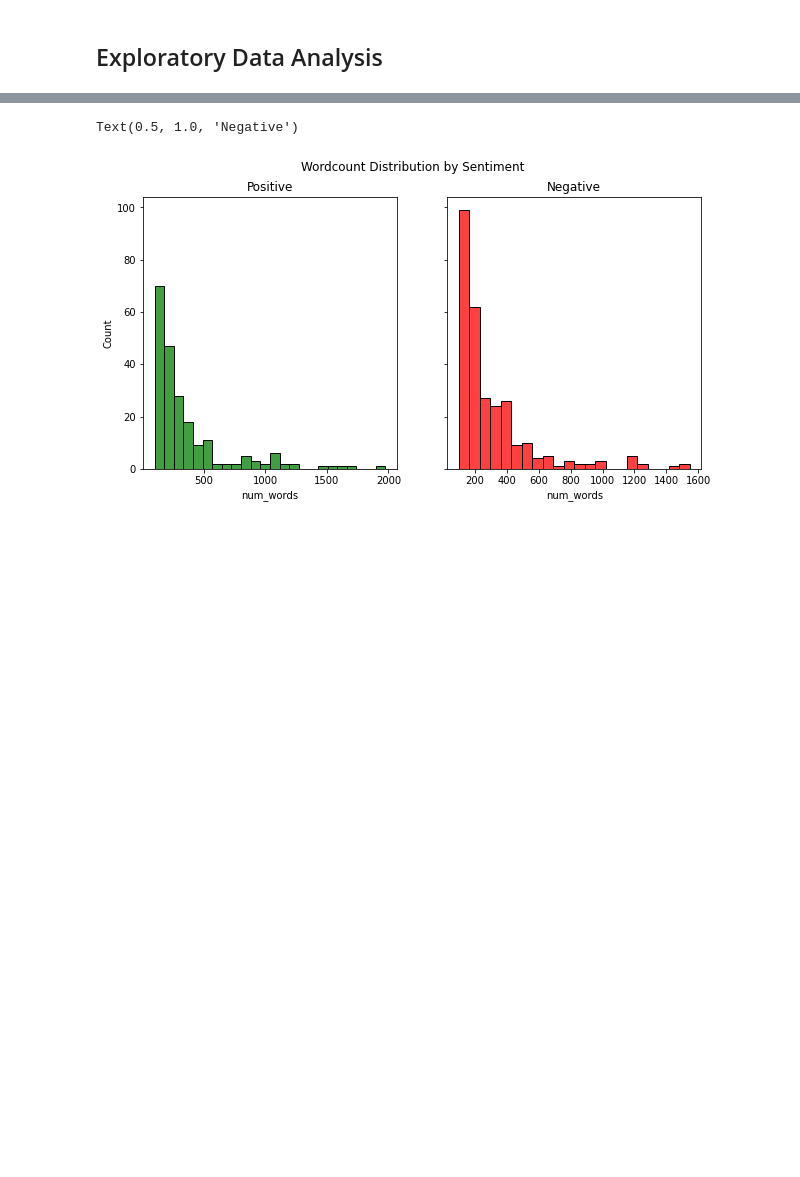
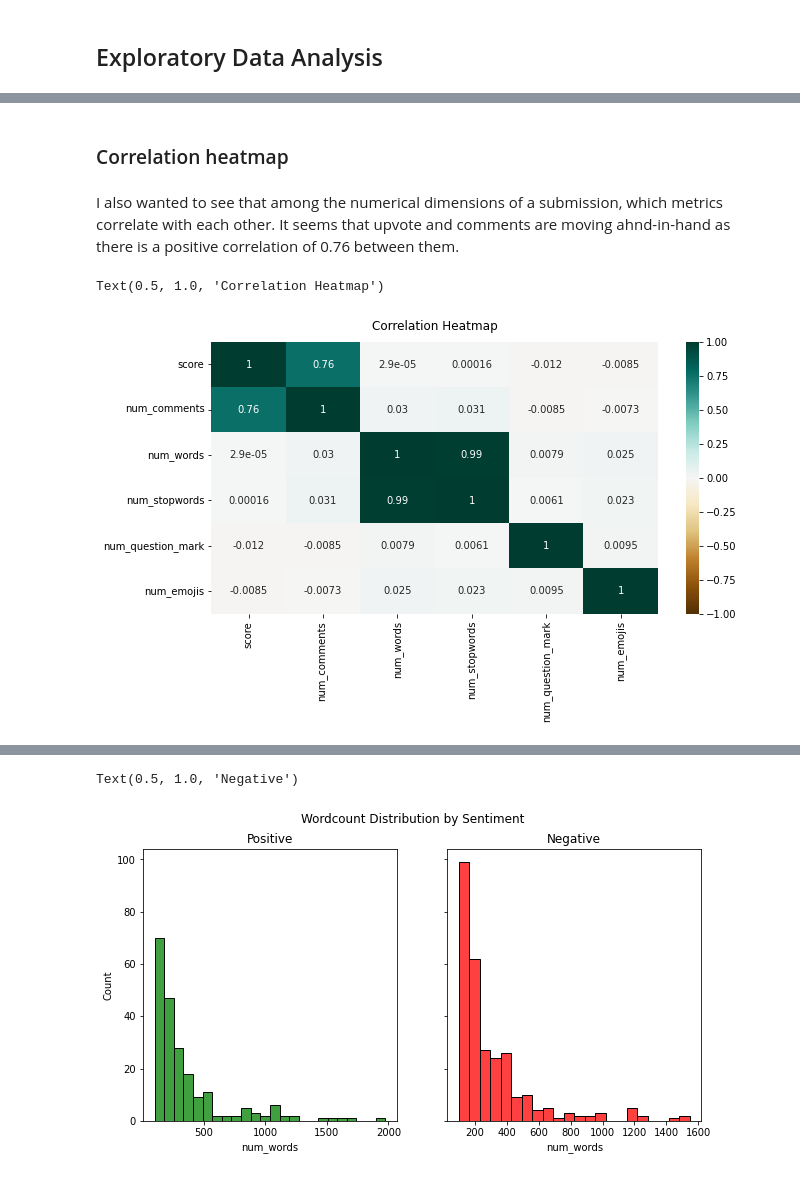
Before and after one commit to nszoni/reddit_conspiracy_theories, a Jupyter notebook: python/reddit_conspiracy_theories.ipynb, the cells around one changed output, grey strips where cells are left out. Drawn from its saved outputs; the diff is of its cells as text; code cells hidden in the pictures; blank space fills up the shorter version.

```diff
--- a/python/reddit_conspiracy_theories.ipynb
+++ b/python/reddit_conspiracy_theories.ipynb
@@ -373,0 +422,13 @@ rc[rc['num_emojis'] > 5].head()
+# %% [markdown]
+### Correlation heatmap
+# %% [markdown]
+I also wanted to see that among the numerical dimensions of a submission, which metrics correlate with each other. It seems that upvote and comments are moving ahnd-in-hand as there is a positive correlation of 0.76 between them.
+# %%
+#correlation plot seaborn
+corr = rc[['score', 'num_comments', 'num_words', 'num_stopwords', 'num_question_mark', 'num_emojis']].corr()
+heatmap = sns.heatmap(corr, vmin=-1, vmax=1, annot=True, cmap='BrBG')
+
+heatmap.set_title('Correlation Heatmap', fontdict={'fontsize':12}, pad=12)
+# %% [output]
+Text(0.5, 1.0, 'Correlation Heatmap')
+[figure, added]
```
Also changed, not shown: parts of 67 cells of this notebook.
